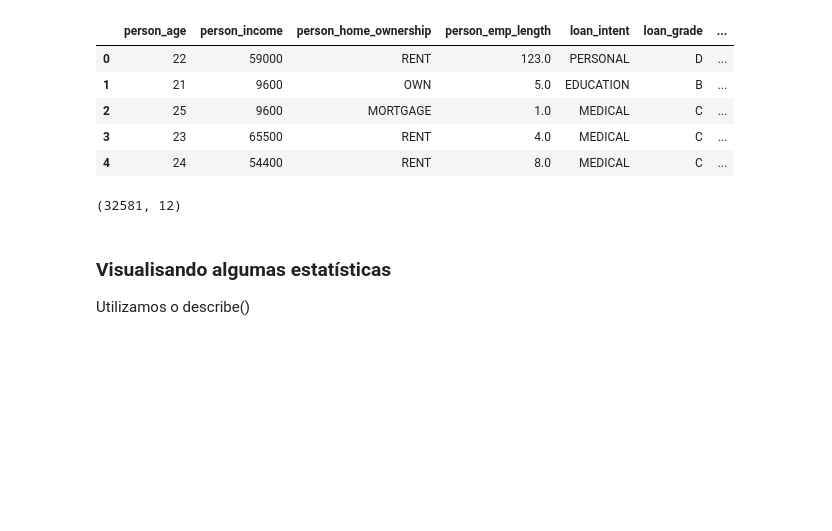
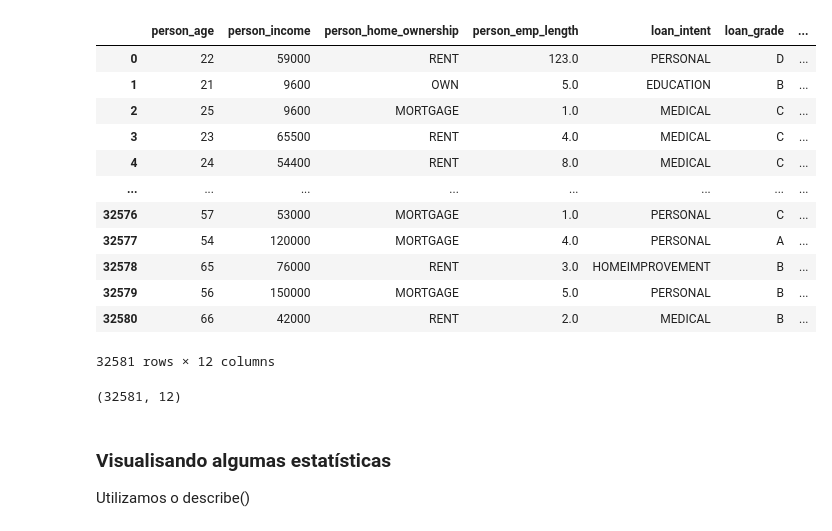
Before and after one commit to Felipex99/Estudos, a Jupyter notebook: Machine Learning e Data Science com Python de A a Z/Código/ImportandoLib.ipynb, the cells around one changed output. Drawn from its saved outputs; the diff is of its cells as text; code cells hidden in the pictures; blank space fills up the shorter version.

Commit message:
Update execution counts and enhance dataset display in ImportandoLib.ipynb

```diff
--- a/Machine Learning e Data Science com Python de A a Z/Código/ImportandoLib.ipynb
+++ b/Machine Learning e Data Science com Python de A a Z/Código/ImportandoLib.ipynb
@@ -6,14 +6,21 @@ import matplotlib.pyplot as plt
 import plotly.express as px
 # %%
 dataset = pd.read_csv("../data/archive/credit_risk_dataset.csv")
-dataset.head()
+dataset
 # %% [output]
 |  | person_age | person_income | person_home_ownership | person_emp_length | loan_intent | loan_grade | ... |
 | 0 | 22 | 59000 | RENT | 123.0 | PERSONAL | D | ... |
 | 1 | 21 | 9600 | OWN | 5.0 | EDUCATION | B | ... |
 | 2 | 25 | 9600 | MORTGAGE | 1.0 | MEDICAL | C | ... |
 | 3 | 23 | 65500 | RENT | 4.0 | MEDICAL | C | ... |
 | 4 | 24 | 54400 | RENT | 8.0 | MEDICAL | C | ... |
+| ... | ... | ... | ... | ... | ... | ... | ... |
+| 32576 | 57 | 53000 | MORTGAGE | 1.0 | PERSONAL | C | ... |
+| 32577 | 54 | 120000 | MORTGAGE | 4.0 | PERSONAL | A | ... |
+| 32578 | 65 | 76000 | RENT | 3.0 | HOMEIMPROVEMENT | B | ... |
+| 32579 | 56 | 150000 | MORTGAGE | 5.0 | PERSONAL | B | ... |
+| 32580 | 66 | 42000 | RENT | 2.0 | MEDICAL | B | ... |
+32581 rows × 12 columns
 # %%
 dataset.shape
 # %% [output]
```
